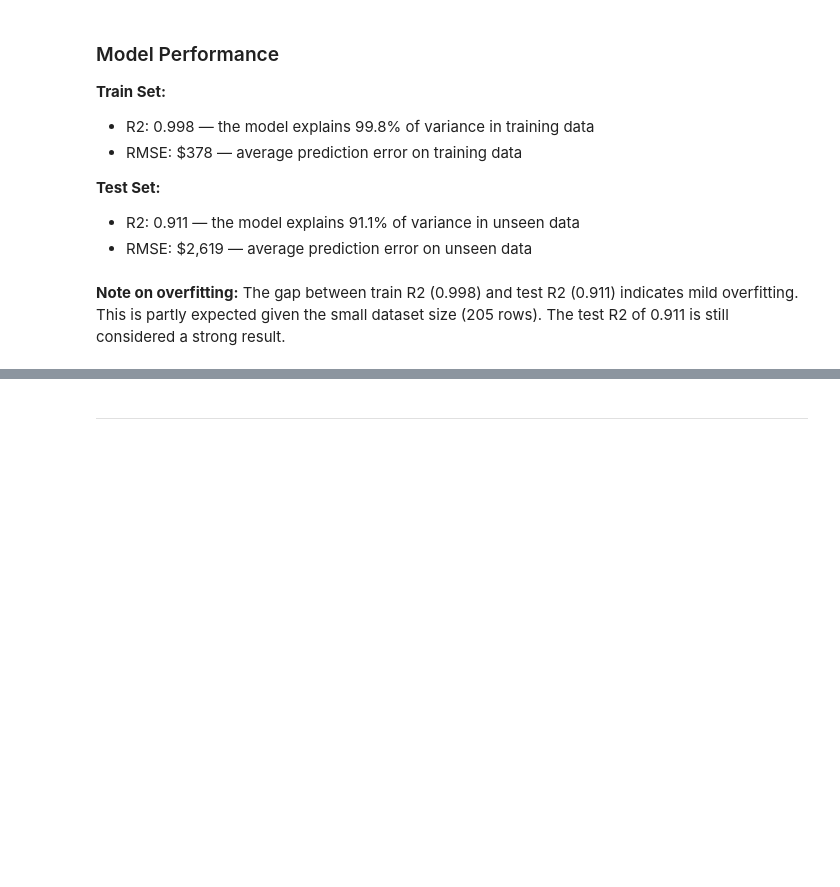
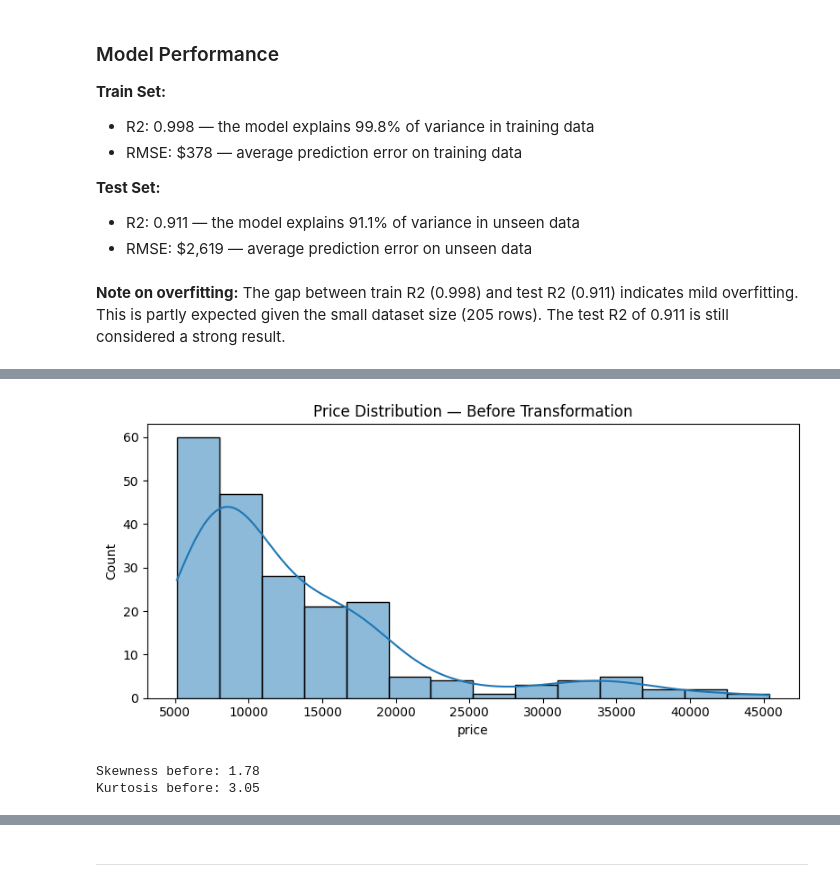
Before and after one commit to tildeholmqvist/DA_project_2, a Jupyter notebook: jupyter_notebooks/03_ML.ipynb, the cells around one changed output, grey strips where cells are left out. Saved outputs shown, nothing was run; the diff lists cells and outputs as text; code cells hidden in the pictures; blank space fills up the shorter version.

Commit message:
Fix mentor feedback - add transformer comparison, data leakage note and overfitting discussion #4

```diff
--- a/jupyter_notebooks/03_ML.ipynb
+++ b/jupyter_notebooks/03_ML.ipynb
@@ -479,0 +504,18 @@ The test R2 of 0.911 is still considered a strong result.
+# %%
+# from LMS Feature Engine Topic 4
+
+# Check price distribution before transform
+df_price = pd.DataFrame({'price': y})
+
+fig, ax = plt.subplots(figsize=(8, 4))
+sns.histplot(data=df_price, x='price', kde=True, ax=ax)
+ax.set_title("Price Distribution — Before Transformation")
+plt.tight_layout()
+plt.show()
+
+print(f"Skewness before: {df_price['price'].skew().round(2)}")
+print(f"Kurtosis before: {df_price['price'].kurtosis().round(2)}")
+# %% [output]
+[figure, added]
+Skewness before: 1.78
+Kurtosis before: 3.05
```
Also changed, not shown: parts of 9 cells of this notebook, 3 other files.
